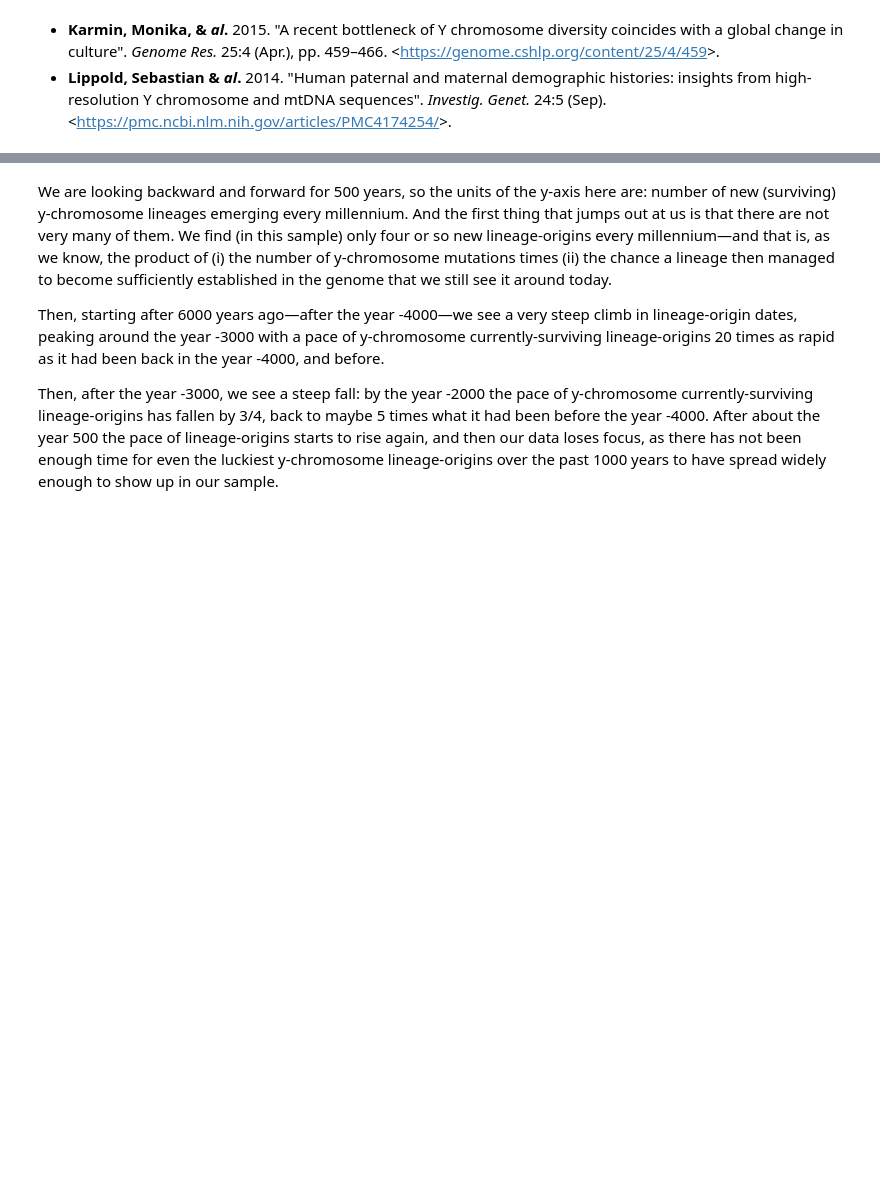
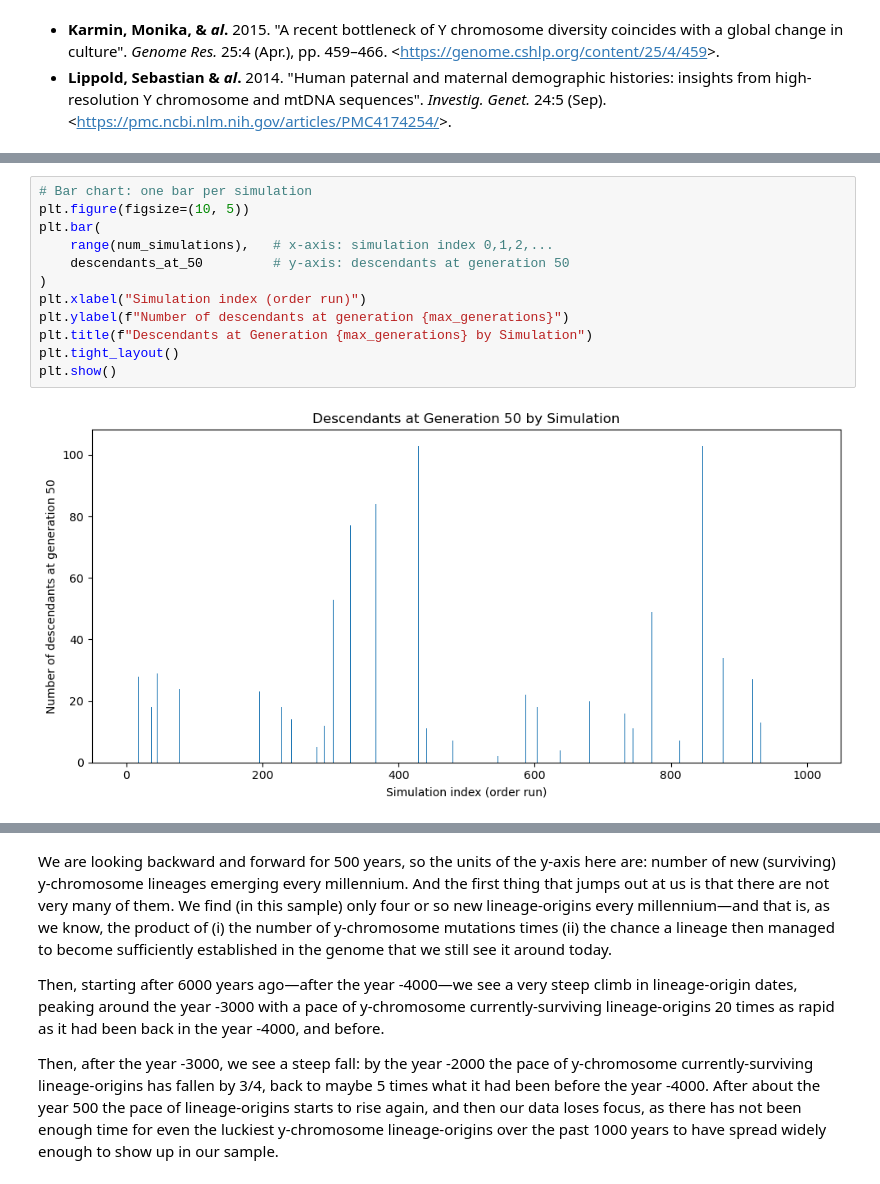
Before and after one commit to braddelong/working_20251227, a Jupyter notebook: 2026-02-03-econ-196-patriarchy.ipynb, the cells around one changed output, grey strips where cells are left out. Cells and saved outputs as stored; diff of their text form; blank space fills up the shorter version.

```diff
--- a/2026-02-03-econ-196-patriarchy.ipynb
+++ b/2026-02-03-econ-196-patriarchy.ipynb
@@ -23,0 +182,14 @@ So let's see what Karmin & _al._'s DNA-sequencing exercise tells us:
+# %%
+# Bar chart: one bar per simulation
+plt.figure(figsize=(10, 5))
+plt.bar(
+    range(num_simulations),   # x-axis: simulation index 0,1,2,...
+    descendants_at_50         # y-axis: descendants at generation 50
+)
+plt.xlabel("Simulation index (order run)")
+plt.ylabel(f"Number of descendants at generation {max_generations}")
+plt.title(f"Descendants at Generation {max_generations} by Simulation")
+plt.tight_layout()
+plt.show()
+# %% [output]
+[figure, added]
```
Also changed, not shown: parts of 20 cells of this notebook, 3 other files.
